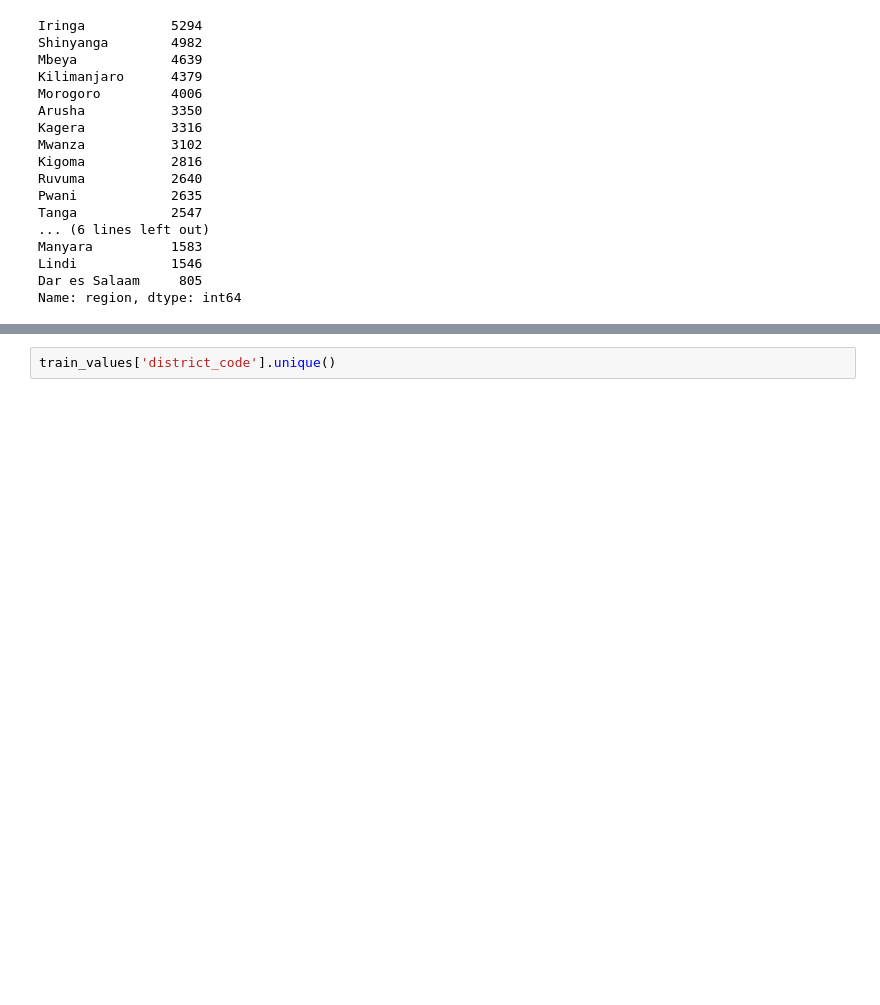
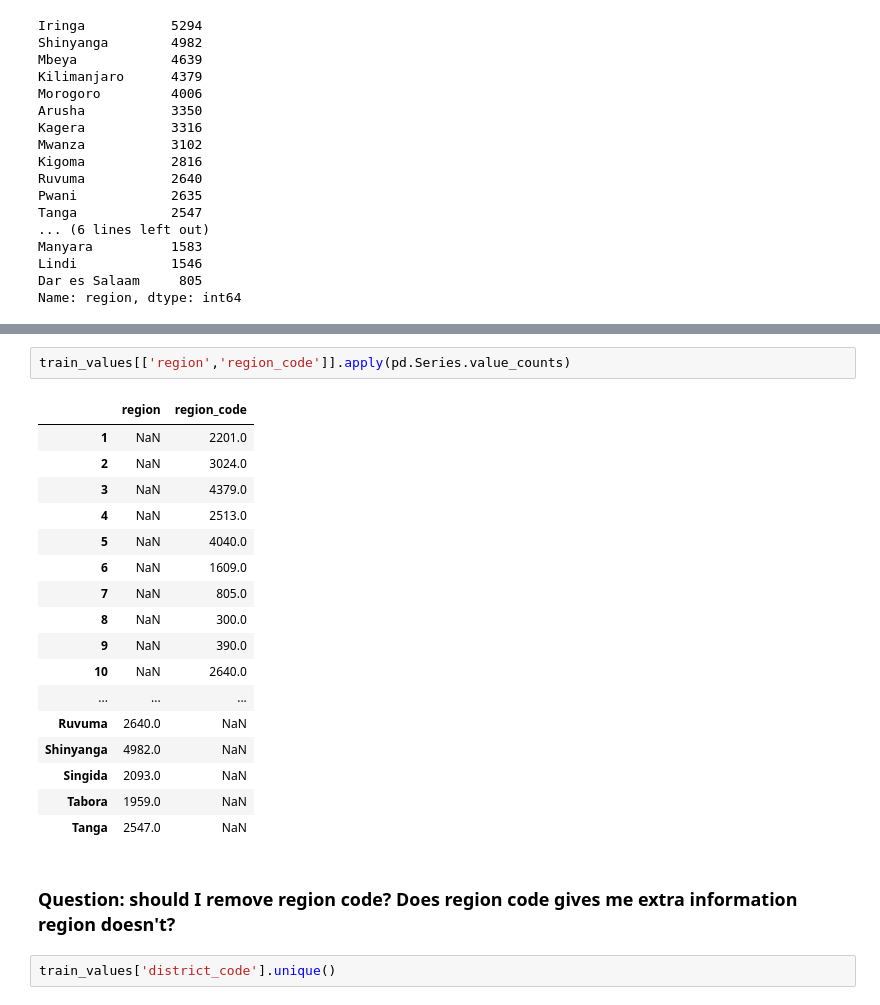
Before and after one commit to roberthobblebottom/pump-it-up, a Jupyter notebook: 1.ipynb, the cells around one changed output, grey strips where cells are left out. Saved outputs shown, nothing was run; the diff lists cells and outputs as text; blank space fills up the shorter version.

```diff
--- a/1.ipynb
+++ b/1.ipynb
@@ -359,3 +398,25 @@ array(['Iringa', 'Mara', 'Manyara', 'Mtwara', 'Kagera', 'Tanga',
+# %%
+train_values[['region','region_code']].apply(pd.Series.value_counts)
+# %% [output]
+|  | region | region_code |
+| 1 | NaN | 2201.0 |
+| 2 | NaN | 3024.0 |
+| 3 | NaN | 4379.0 |
+| 4 | NaN | 2513.0 |
+| 5 | NaN | 4040.0 |
+| 6 | NaN | 1609.0 |
+| 7 | NaN | 805.0 |
+| 8 | NaN | 300.0 |
+| 9 | NaN | 390.0 |
+| 10 | NaN | 2640.0 |
+| ... | ... | ... |
+| Ruvuma | 2640.0 | NaN |
+| Shinyanga | 4982.0 | NaN |
+| Singida | 2093.0 | NaN |
+| Tabora | 1959.0 | NaN |
+| Tanga | 2547.0 | NaN |
+# %% [markdown]
+### Question: should I remove region code? Does region code gives me extra information region doesn't?
 # %%
 train_values['district_code'].unique()
 # %% [output]
```
Also changed, not shown: parts of 25 cells of this notebook.
